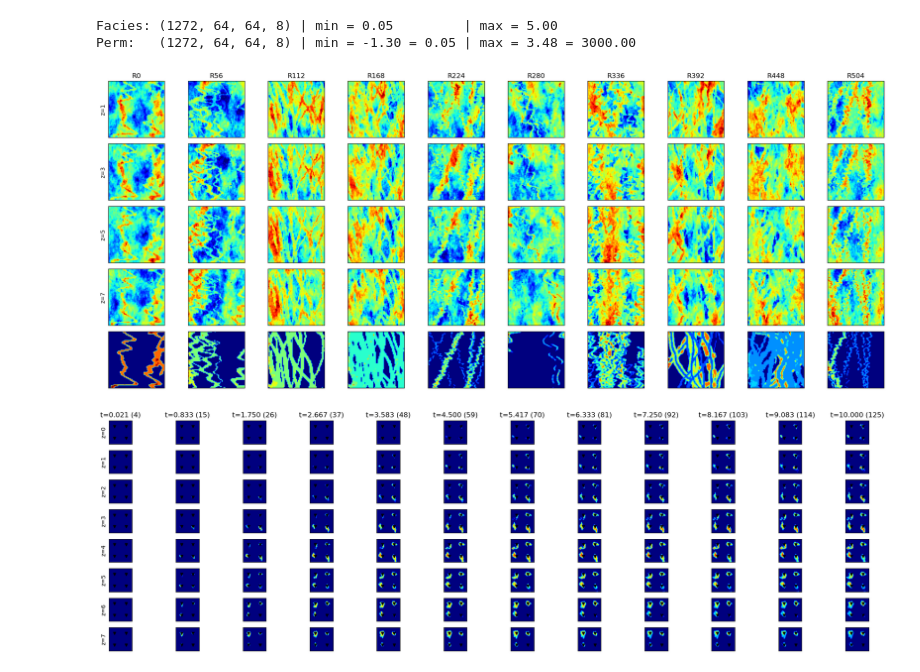
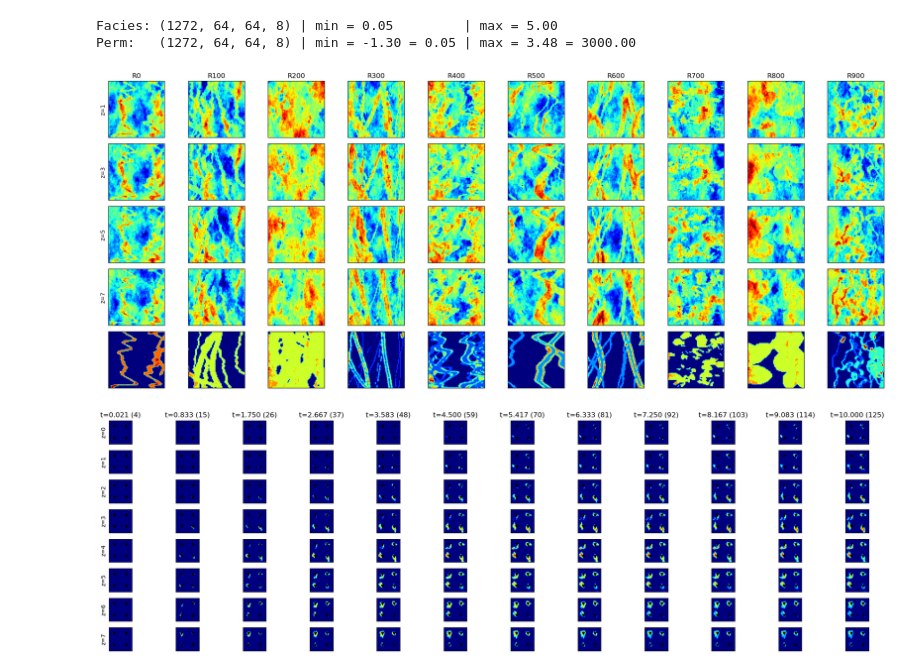
Before and after one commit to misaelmmorales/Ensemble-Model-Calibration-CO2, a Jupyter notebook: simulations3D/temp.ipynb, the cells around one changed output. Saved outputs shown, nothing was run; the diff lists cells and outputs as text; code cells hidden in the pictures.

```diff
--- a/simulations3D/temp.ipynb
+++ b/simulations3D/temp.ipynb
@@ -29,26 +29,26 @@ print('Perm:   {} | min = {:.2f} = {:.2f} | max = {:.2f} = {:.2f}'.format(perm_n
 Facies: (1272, 64, 64, 8) | min = 0.05         | max = 5.00
 Perm:   (1272, 64, 64, 8) | min = -1.30 = 0.05 | max = 3.48 = 3000.00
 # %%
-mult = 56
+mult = 100
 
 fig, axs = plt.subplots(5, 10, figsize=(20,8), sharex=True, sharey=True)
 for i in range(4):
     for j in range(10):
         ax = axs[i,j]
         p, q = i*2+1, j*mult
         ax.imshow(perm_norm[q,:,:,p], cmap='jet')
         ax.set(xticks=[], yticks=[])
         ax.set_title('R{}'.format(q)) if i == 0 else None
         ax.set_ylabel('z={}'.format(p)) if j == 0 else None
 
 for j in range(10):
     ax = axs[-1,j]
     ax.imshow(facies_norm[j*mult,:,:,-1], cmap='jet')
 
 plt.tight_layout()
 plt.show()
 # %% [output]
-[figure, old version]
+[figure, new version]
 # %%
 # sample = 2
 # states = sio.loadmat('states/states_{}.mat'.format(sample), simplify_cells=True)['var']
```
